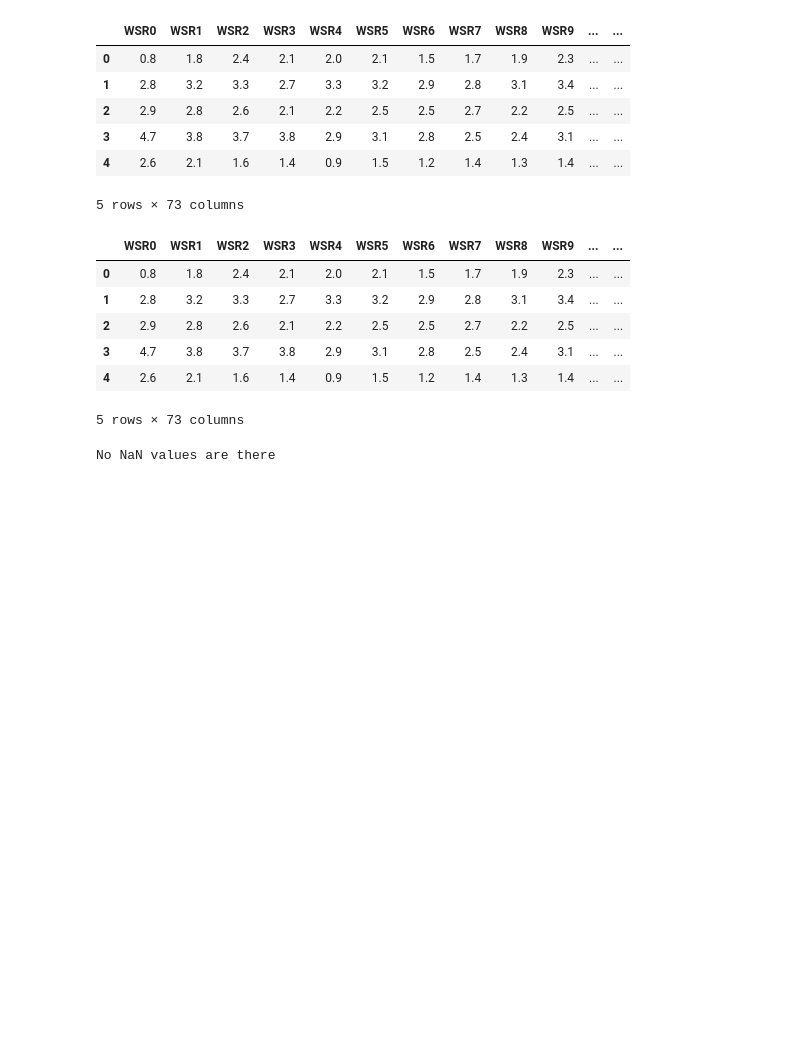
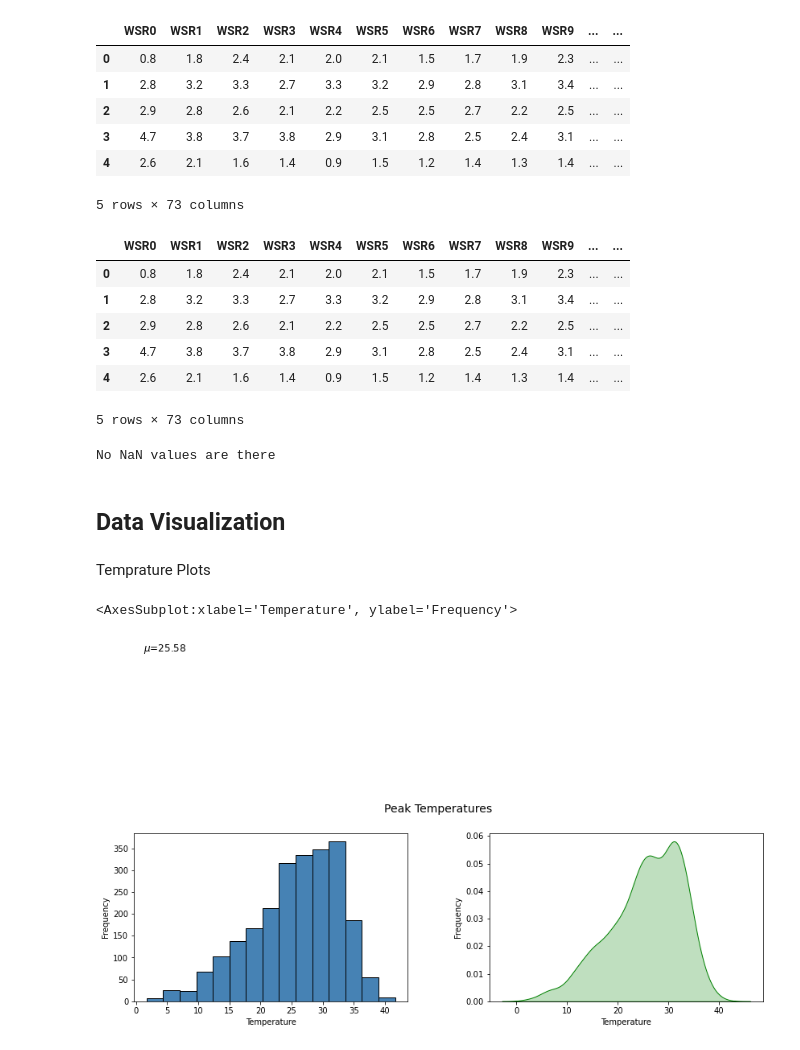
Before and after one commit to Prateek03-tech/Project-Ozone-level-detection-, a Jupyter notebook: AlgorithmsImp.ipynb, the cells around one changed output. Saved outputs shown, nothing was run; the diff lists cells and outputs as text; code cells hidden in the pictures; blank space fills up the shorter version.

```diff
--- a/AlgorithmsImp.ipynb
+++ b/AlgorithmsImp.ipynb
@@ -151,3 +151,5 @@ X=imputer.fit_transform(X)
 #Now split the data into two parts train and test.
 from sklearn.model_selection import train_test_split
 X_train,X_test,Y_train,Y_test=train_test_split(X,Y,test_size=0.2, random_state=9)
+# %% [markdown]
+## Data Visualization
@@ -153,0 +164,22 @@ X_train,X_test,Y_train,Y_test=train_test_split(X,Y,test_size=0.2, random_state=9
+# %% [markdown]
+Temprature Plots
+# %%
+fig=plt.figure(figsize=(14,4))
+title = fig.suptitle("Peak Temperatures",fontsize=14)
+fig.subplots_adjust(top=0.85,wspace=0.3)
+
+#histogram
+ax=fig.add_subplot(1,2, 1)
+ax.set_xlabel("Temperature")
+ax.set_ylabel("Frequency")
+ax.text(1.2,800,r'$\mu$='+str(round(df['T_PK'].mean(),2)),fontsize=12)
+freq, bins, patches=ax.hist(df['T_PK'],color='steelblue',bins=15,edgecolor='black',linewidth=1)
+
+#density plot
+ax1=fig.add_subplot(1,2,2)
+ax1.set_xlabel("Temperature")
+ax1.set_ylabel("Frequency")
+sns.kdeplot(df['T_PK'],ax=ax1,shade=True,color='green')
+# %% [output]
+<AxesSubplot:xlabel='Temperature', ylabel='Frequency'>
+[figure, added]
```
Also changed, not shown: parts of 1 cell of this notebook.
